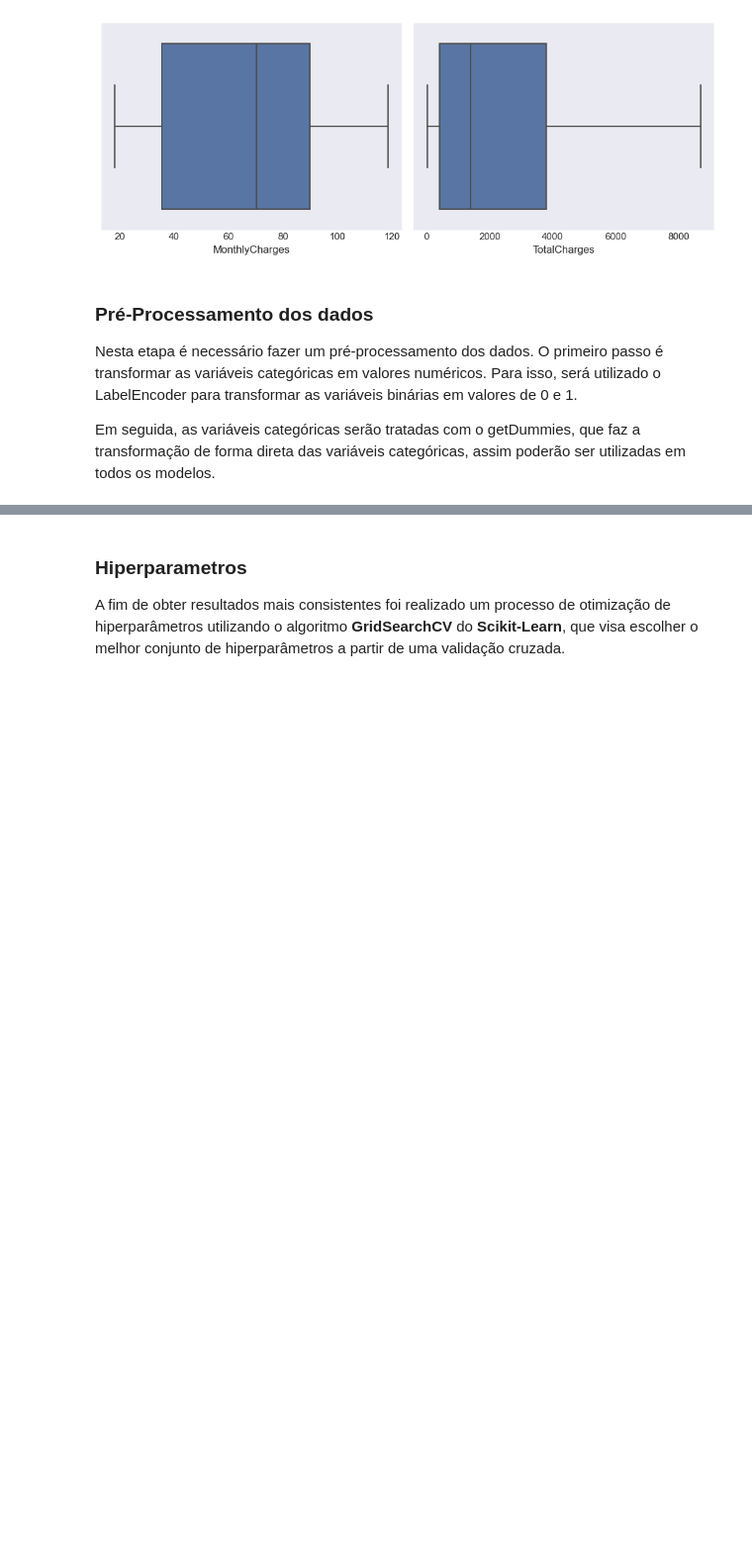
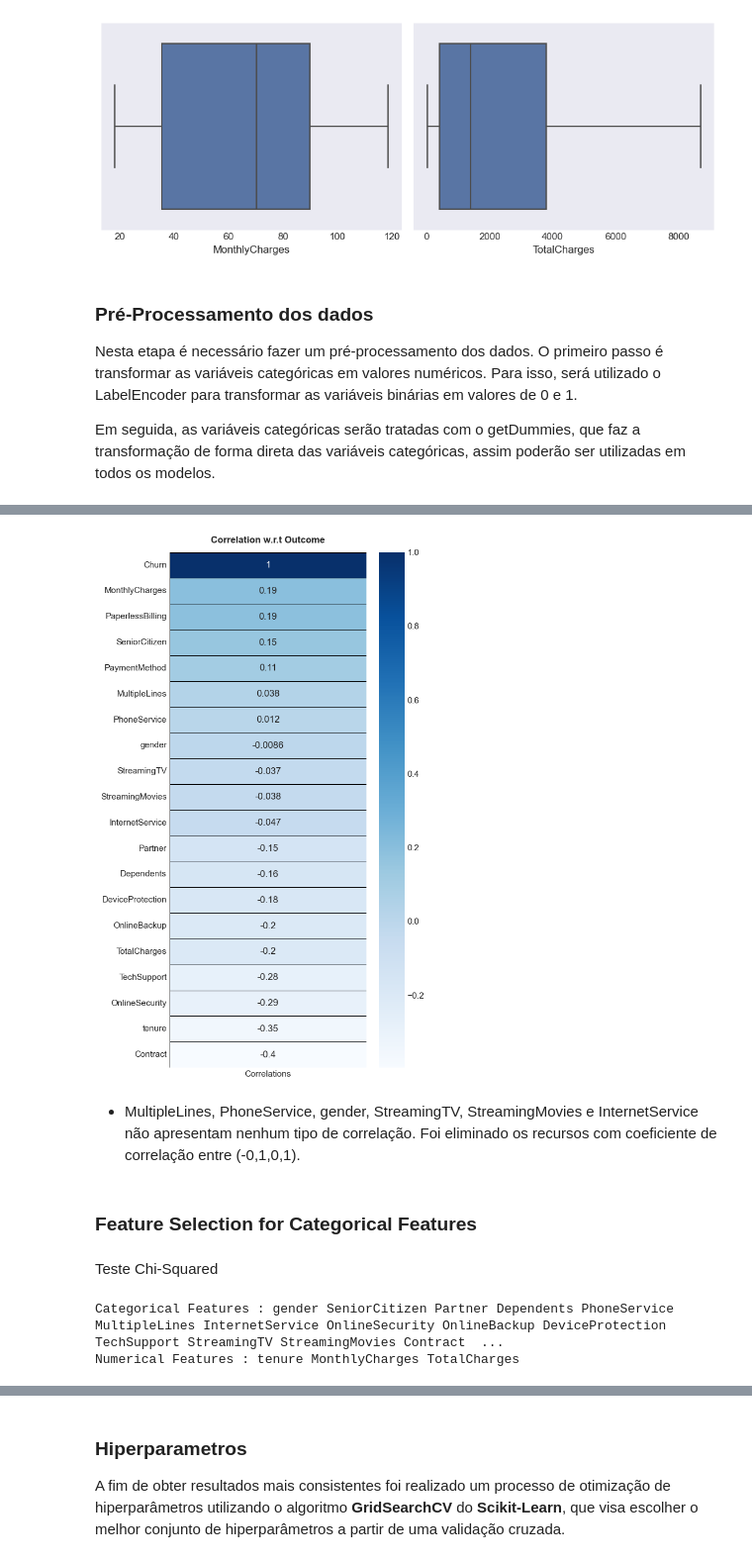
Before and after one commit to maisonhenrique/portifolio, a Jupyter notebook: Churn_Prediction/ChurnPrediction.ipynb, the cells around one changed output, grey strips where cells are left out. Shown at 99% size. Saved outputs shown, nothing was run; the diff lists cells and outputs as text; code cells hidden in the pictures; blank space fills up the shorter version.

```diff
--- a/Churn_Prediction/ChurnPrediction.ipynb
+++ b/Churn_Prediction/ChurnPrediction.ipynb
@@ -485,0 +360,34 @@ Após realizar a validação de todos os modelos, o balanceamento **ADASYN** com
+# %%
+corr = df4.corrwith(df4['Churn']).sort_values(ascending = False).to_frame()
+corr.columns = ['Correlations']
+
+plt.subplots(figsize = (6,10))
+sns.heatmap(corr,annot = True, cmap = 'Blues', linewidths = 0.4,linecolor = 'black')
+plt.title('Correlation w.r.t Outcome')
+plt.tight_layout()
+plt.show()
+# %% [output]
+[figure, added]
+# %% [markdown]
+* MultipleLines, PhoneService, gender, StreamingTV, StreamingMovies e InternetService não apresentam nenhum tipo de correlação. Foi eliminado os recursos com coeficiente de correlação entre (-0,1,0,1).
+# %% [markdown]
+### Feature Selection for Categorical Features
+# %% [markdown]
+Teste Chi-Squared
+# %%
+col = list(df4.columns)
+categorical_features = []
+numerical_features = []
+for i in col:
+    if len(df4[i].unique()) > 6:
+        numerical_features.append(i)
+    else:
+        categorical_features.append(i)
+
+print('Categorical Features :',*categorical_features)
+print('Numerical Features :',*numerical_features)
+
+categorical_features.remove('Churn')
+# %% [output]
+Categorical Features : gender SeniorCitizen Partner Dependents PhoneService MultipleLines InternetService OnlineSecurity OnlineBackup DeviceProtection TechSupport StreamingTV StreamingMovies Contract  ...
+Numerical Features : tenure MonthlyCharges TotalCharges
```
Also changed, not shown: parts of 52 cells of this notebook.
